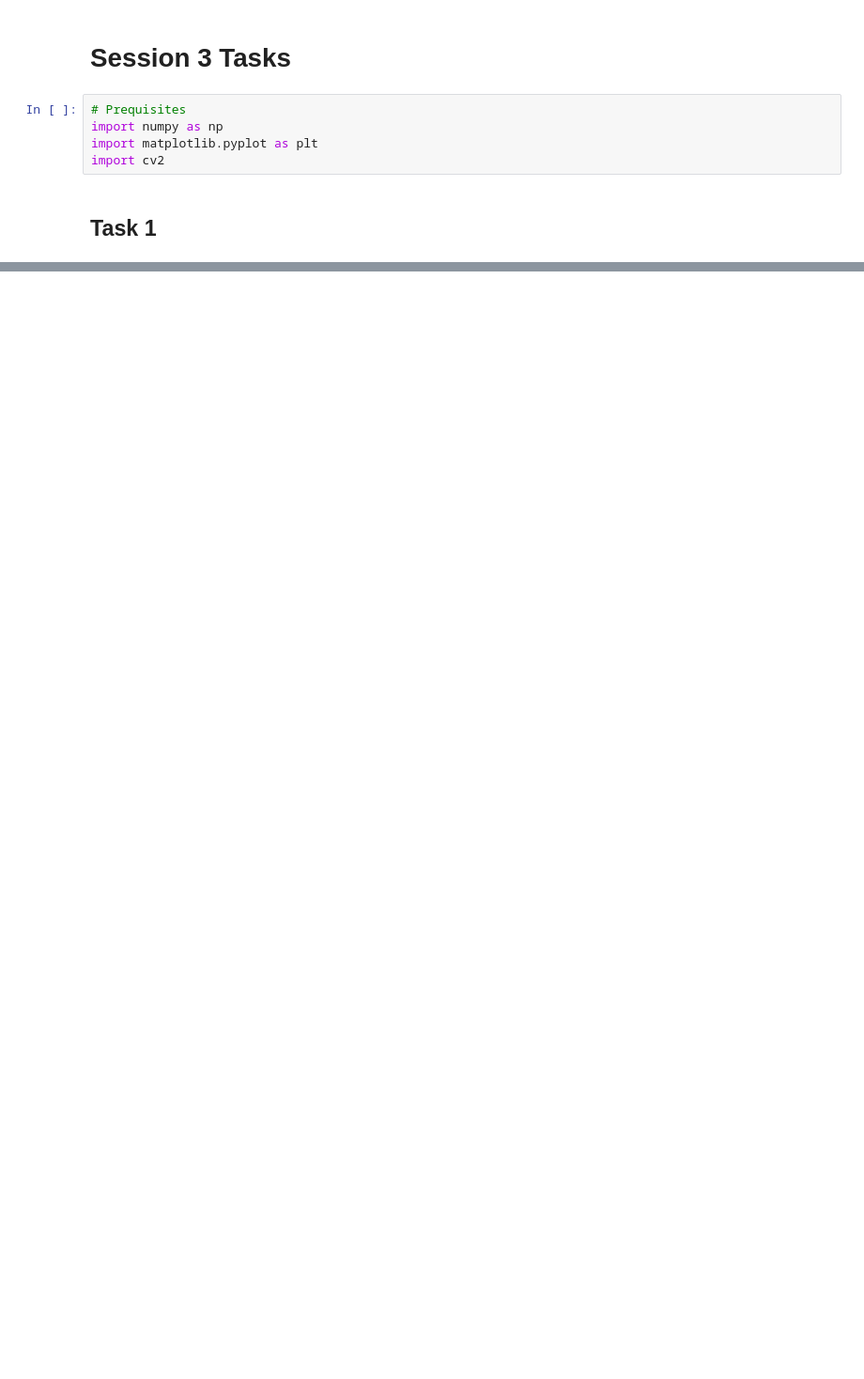
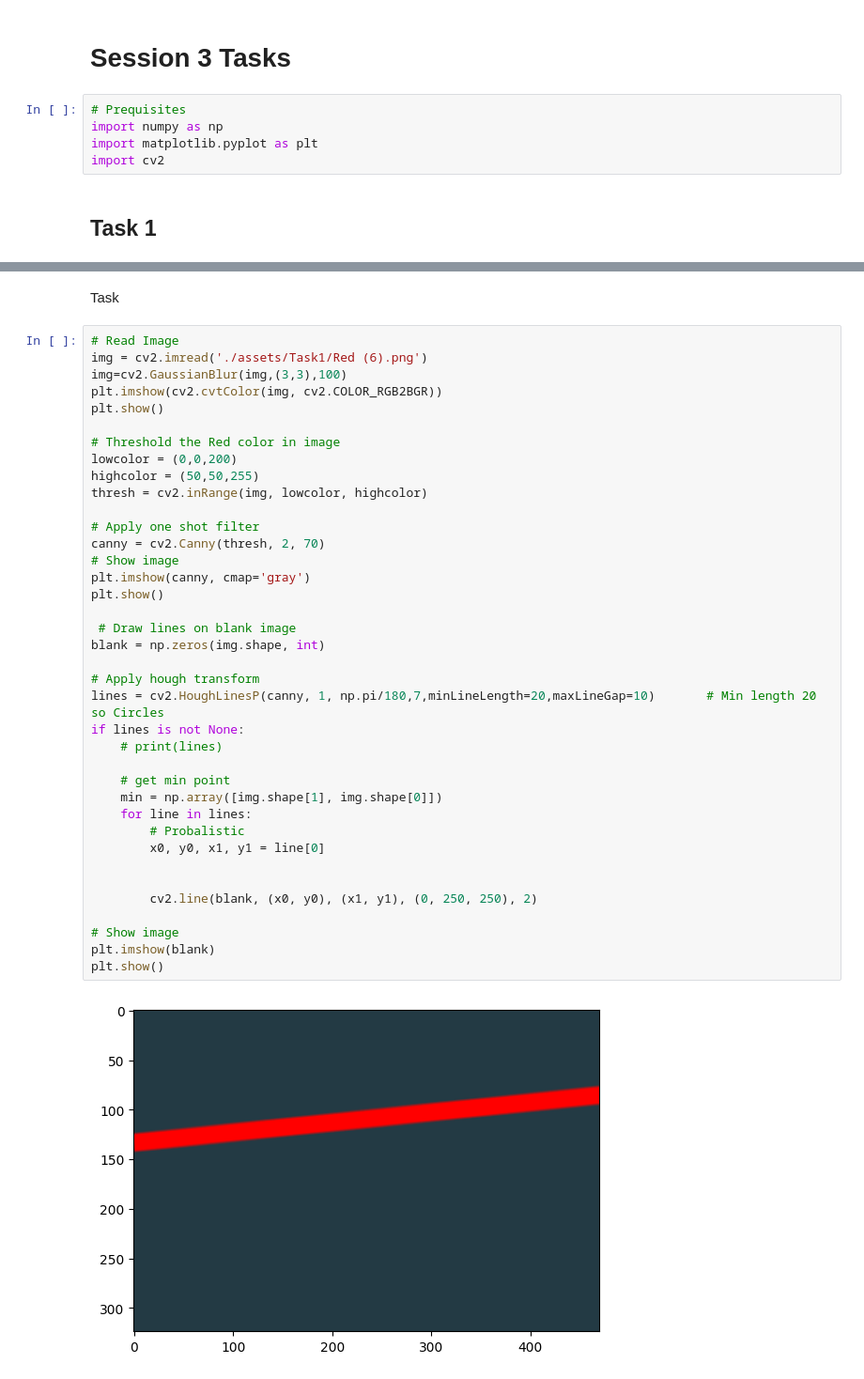
Before and after one commit to Croissant4495/image_task_3, a Jupyter notebook: Tasks_3.ipynb, the cells around one changed output, grey strips where cells are left out. Shown at 94% size. Drawn from its saved outputs; the diff is of its cells as text; blank space fills up the shorter version.

Commit message:
Task1 finixherd., task2 needs tweaking and another method for rectangle recognition

```diff
--- a/Tasks_3.ipynb
+++ b/Tasks_3.ipynb
@@ -47,0 +56,42 @@ error: OpenCV(4.8.0) D:\a\opencv-python\opencv-python\opencv\modules\imgproc\src
+# %% [markdown]
+Task
+# %%
+# Read Image
+img = cv2.imread('./assets/Task1/Red (6).png')
+img=cv2.GaussianBlur(img,(3,3),100)
+plt.imshow(cv2.cvtColor(img, cv2.COLOR_RGB2BGR))
+plt.show()
+
+# Threshold the Red color in image
+lowcolor = (0,0,200)
+highcolor = (50,50,255)
+thresh = cv2.inRange(img, lowcolor, highcolor)
+
+# Apply one shot filter
+canny = cv2.Canny(thresh, 2, 70)
+# Show image
+plt.imshow(canny, cmap='gray')
+plt.show()
+
+ # Draw lines on blank image
+blank = np.zeros(img.shape, int)
+
+# Apply hough transform
+lines = cv2.HoughLinesP(canny, 1, np.pi/180,7,minLineLength=20,maxLineGap=10)       # Min length 20 so Circles
+if lines is not None:
+    # print(lines)
+
+    # get min point
+    min = np.array([img.shape[1], img.shape[0]])
+    for line in lines:
+        # Probalistic
+        x0, y0, x1, y1 = line[0]
+
+
+        cv2.line(blank, (x0, y0), (x1, y1), (0, 250, 250), 2)
+
+# Show image
+plt.imshow(blank)
+plt.show()
+# %% [output]
+[figure, added]
```
Also changed, not shown: parts of 7 cells of this notebook.
